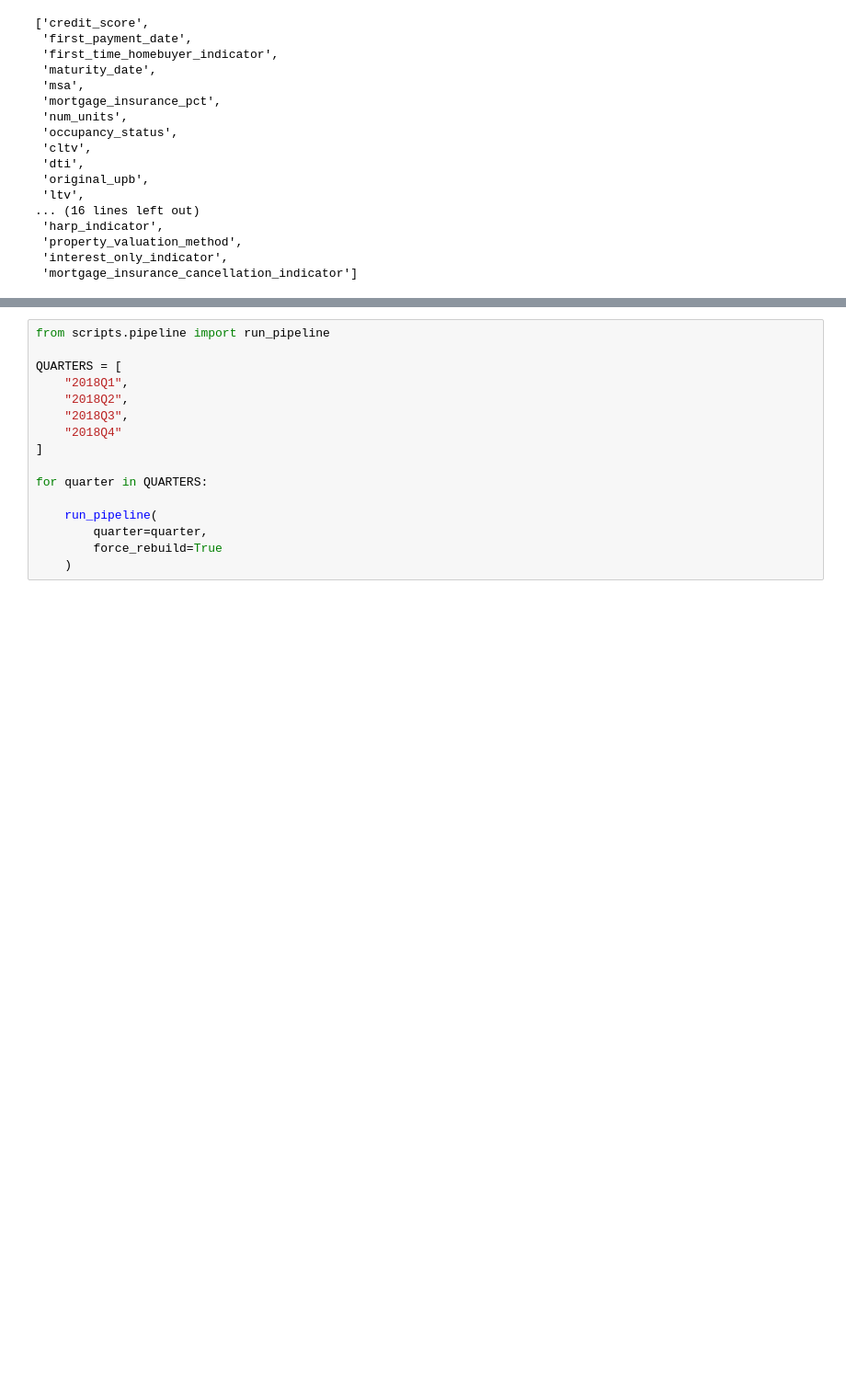
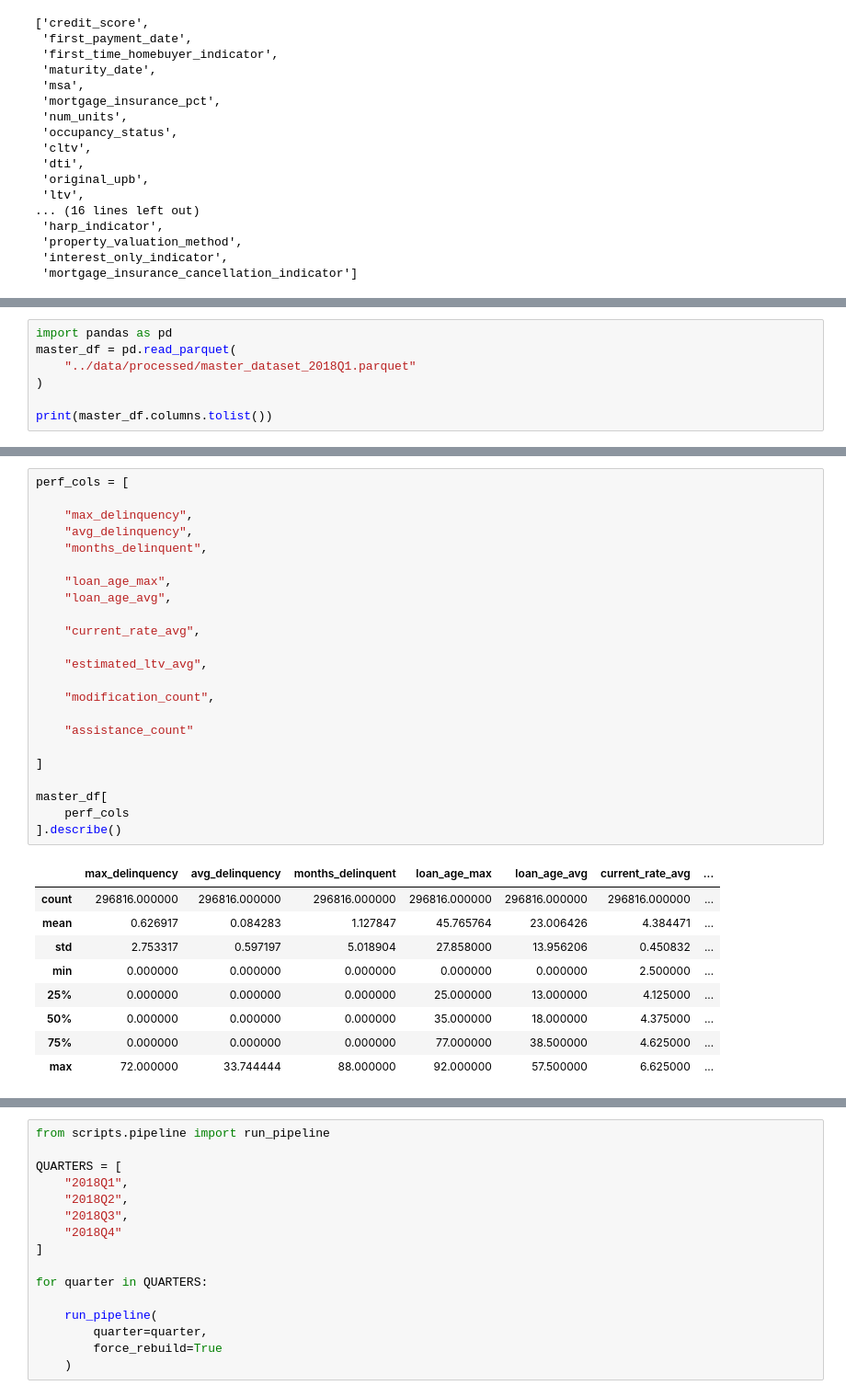
Before and after one commit to dhairyas87/xai-credit-risk-freddie-mac, a Jupyter notebook: notebooks/orchestor.ipynb, the cells around one changed output, grey strips where cells are left out. Shown at 92% size. Cells and saved outputs as stored; diff of their text form; blank space fills up the shorter version.

```diff
--- a/notebooks/orchestor.ipynb
+++ b/notebooks/orchestor.ipynb
@@ -93,3 +97,10 @@ Final shape: (296816, 67)
 
 Quarter processing complete.
 NameError: name 'stages_to_run' is not defined
+# %%
+import pandas as pd
+master_df = pd.read_parquet(
+    "../data/processed/master_dataset_2018Q1.parquet"
+)
+
+print(master_df.columns.tolist())
@@ -95,0 +197,33 @@ NameError: name 'stages_to_run' is not defined
+# %%
+perf_cols = [
+
+    "max_delinquency",
+    "avg_delinquency",
+    "months_delinquent",
+
+    "loan_age_max",
+    "loan_age_avg",
+
+    "current_rate_avg",
+
+    "estimated_ltv_avg",
+
+    "modification_count",
+
+    "assistance_count"
+
+]
+
+master_df[
+    perf_cols
+].describe()
+# %% [output]
+|  | max_delinquency | avg_delinquency | months_delinquent | loan_age_max | loan_age_avg | current_rate_avg | ... |
+| count | 296816.000000 | 296816.000000 | 296816.000000 | 296816.000000 | 296816.000000 | 296816.000000 | ... |
+| mean | 0.626917 | 0.084283 | 1.127847 | 45.765764 | 23.006426 | 4.384471 | ... |
+| std | 2.753317 | 0.597197 | 5.018904 | 27.858000 | 13.956206 | 0.450832 | ... |
+| min | 0.000000 | 0.000000 | 0.000000 | 0.000000 | 0.000000 | 2.500000 | ... |
+| 25% | 0.000000 | 0.000000 | 0.000000 | 25.000000 | 13.000000 | 4.125000 | ... |
+| 50% | 0.000000 | 0.000000 | 0.000000 | 35.000000 | 18.000000 | 4.375000 | ... |
+| 75% | 0.000000 | 0.000000 | 0.000000 | 77.000000 | 38.500000 | 4.625000 | ... |
+| max | 72.000000 | 33.744444 | 88.000000 | 92.000000 | 57.500000 | 6.625000 | ... |
```
Also changed, not shown: parts of 13 cells of this notebook, 5 other files.
